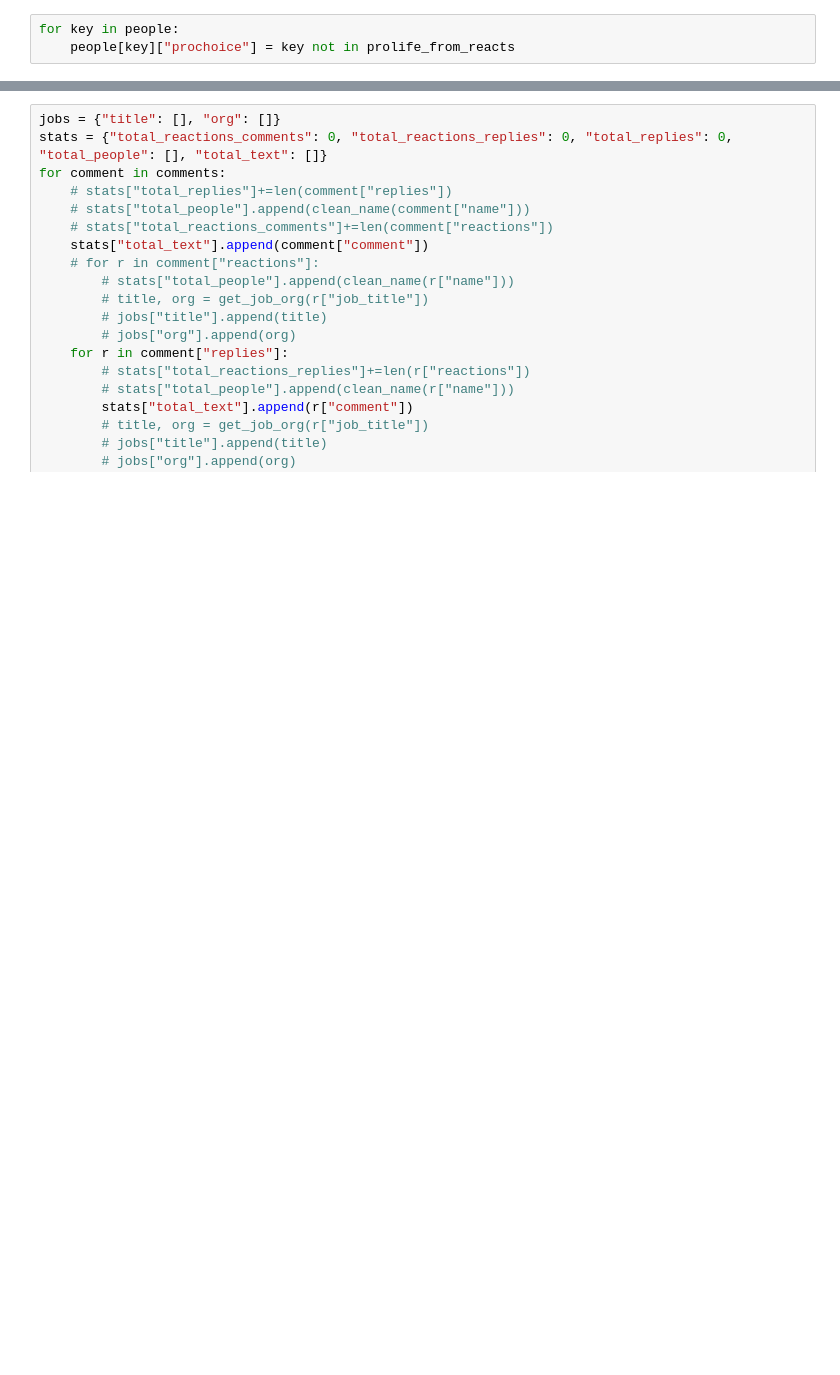
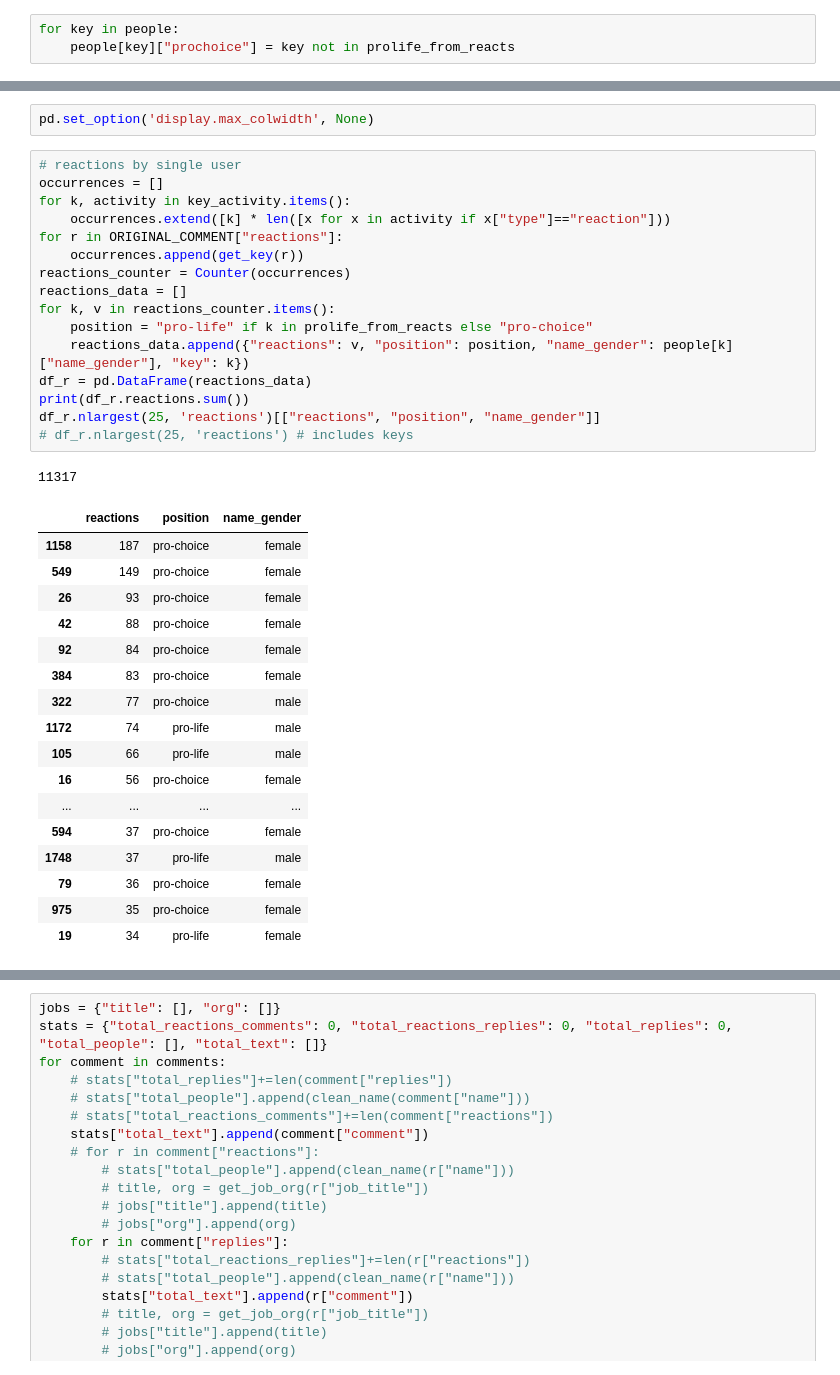
Before and after one commit to msramalho/linkedin-analysis-of-a-polarizing-post-on-abortion, a Jupyter notebook: analysis.ipynb, the cells around one changed output, grey strips where cells are left out. Cells and saved outputs as stored; diff of their text form; blank space fills up the shorter version.

```diff
--- a/analysis.ipynb
+++ b/analysis.ipynb
@@ -411 +450,38 @@ prochoice male = 2622/9833 = 26.67%
 prochoice other = 2/9833 = 0.02%
+# %%
+pd.set_option('display.max_colwidth', None)
+# %%
+# reactions by single user
+occurrences = []
+for k, activity in key_activity.items():
+    occurrences.extend([k] * len([x for x in activity if x["type"]=="reaction"]))
+for r in ORIGINAL_COMMENT["reactions"]:
+    occurrences.append(get_key(r))
+reactions_counter = Counter(occurrences)
+reactions_data = []
+for k, v in reactions_counter.items():
+    position = "pro-life" if k in prolife_from_reacts else "pro-choice"
+    reactions_data.append({"reactions": v, "position": position, "name_gender": people[k]["name_gender"], "key": k})
+df_r = pd.DataFrame(reactions_data)
+print(df_r.reactions.sum())
+df_r.nlargest(25, 'reactions')[["reactions", "position", "name_gender"]]
+# df_r.nlargest(25, 'reactions') # includes keys
+# %% [output]
+11317
+|  | reactions | position | name_gender |
+| 1158 | 187 | pro-choice | female |
+| 549 | 149 | pro-choice | female |
+| 26 | 93 | pro-choice | female |
+| 42 | 88 | pro-choice | female |
+| 92 | 84 | pro-choice | female |
+| 384 | 83 | pro-choice | female |
+| 322 | 77 | pro-choice | male |
+| 1172 | 74 | pro-life | male |
+| 105 | 66 | pro-life | male |
+| 16 | 56 | pro-choice | female |
+| ... | ... | ... | ... |
+| 594 | 37 | pro-choice | female |
+| 1748 | 37 | pro-life | male |
+| 79 | 36 | pro-choice | female |
+| 975 | 35 | pro-choice | female |
+| 19 | 34 | pro-life | female |
```
Also changed, not shown: parts of 13 cells of this notebook, 8 other files.
